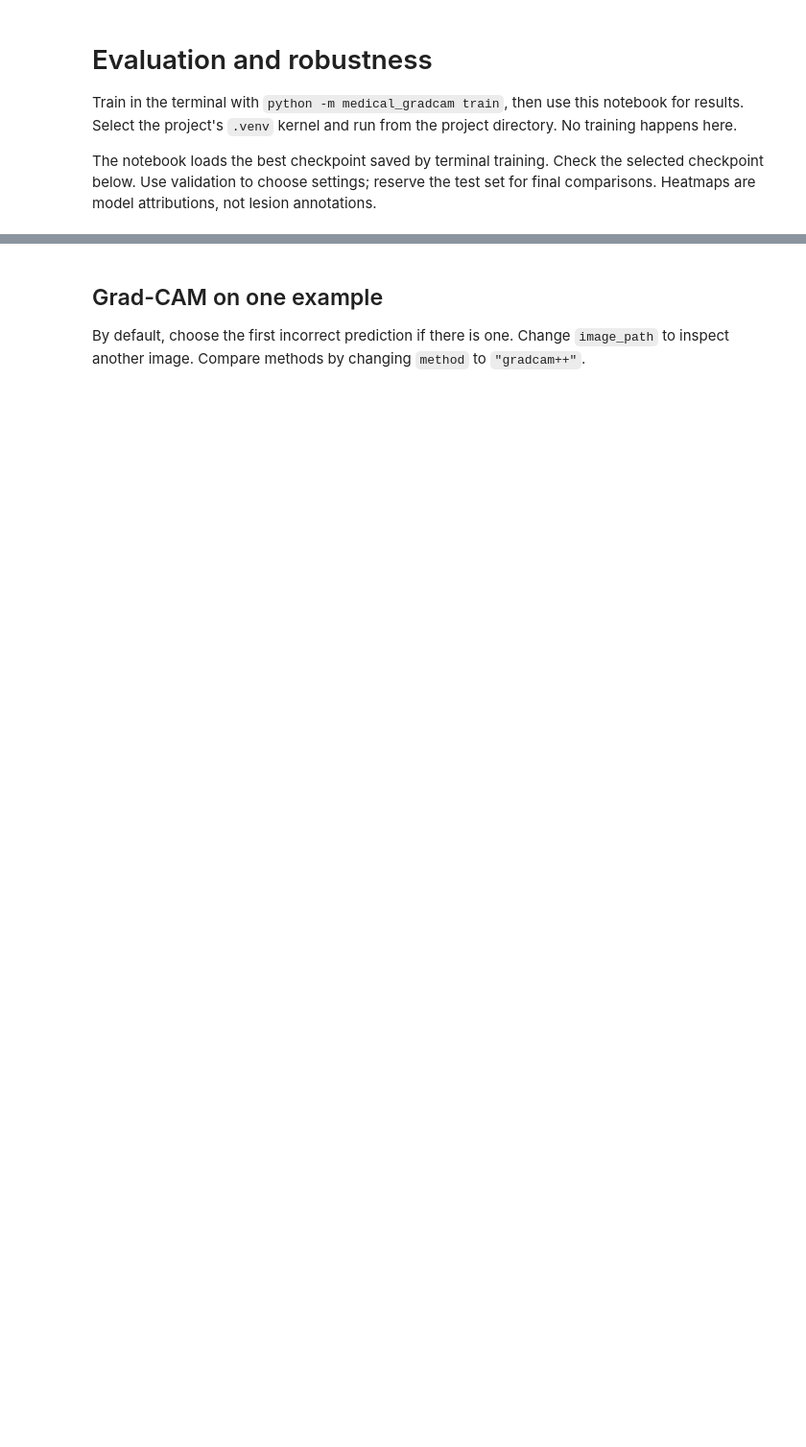
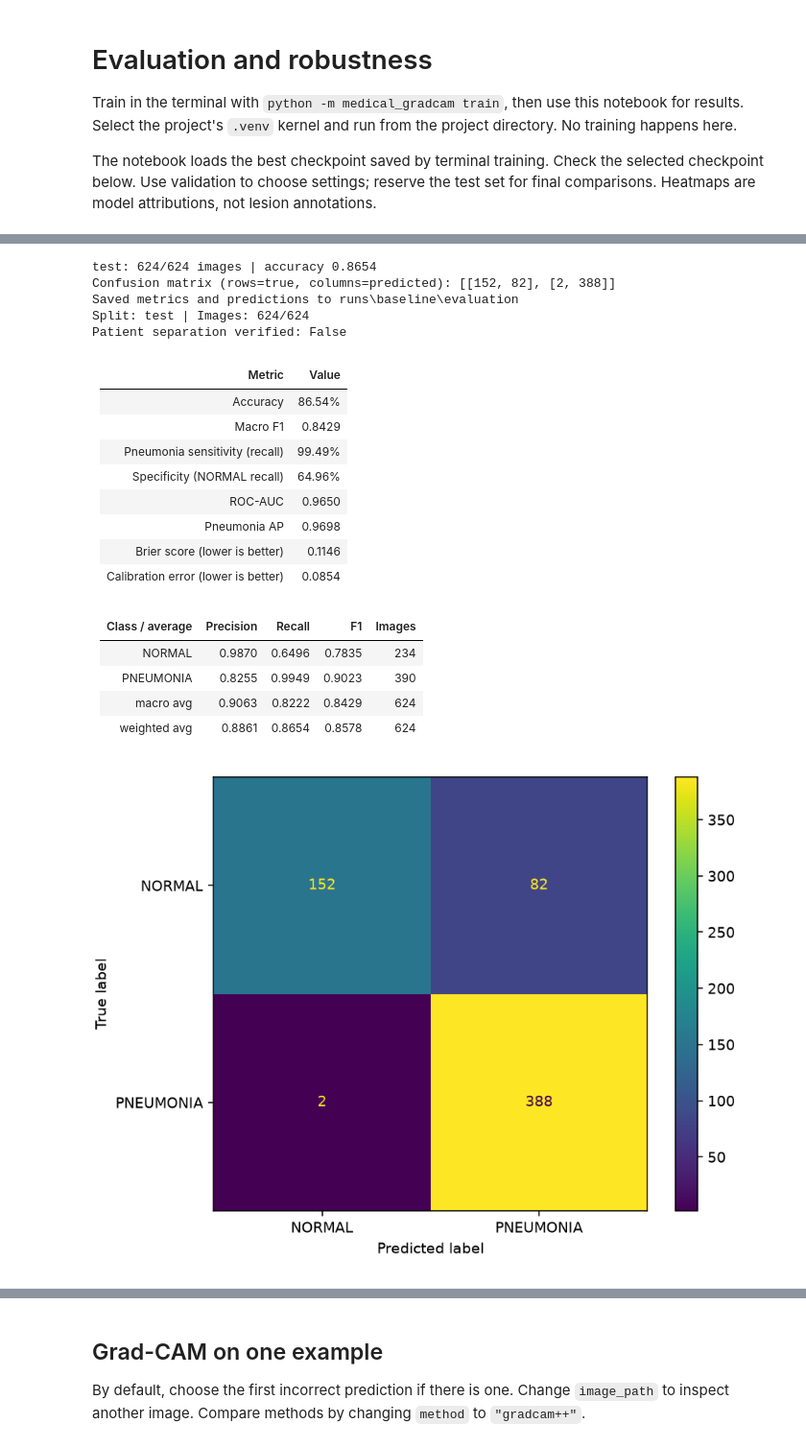
Before and after one commit to thinhngoeleting-max/AI-medical-image, a Jupyter notebook: Evaluation.ipynb, the cells around one changed output, grey strips where cells are left out. Shown at 96% size. Saved outputs shown, nothing was run; the diff lists cells and outputs as text; code cells hidden in the pictures; blank space fills up the shorter version.

```diff
--- a/Evaluation.ipynb
+++ b/Evaluation.ipynb
@@ -52,12 +72,54 @@ To evaluate validation instead, set `evaluation_split = "val"`.
 # %%
 evaluation_split = "test"
 metrics = evaluate(config, checkpoint, split=evaluation_split)
-print(f"Accuracy: {metrics['accuracy']:.2%}")
-print("ROC-AUC:", metrics["roc_auc"])
-print("Average precision:", metrics["average_precision"])
-print("Brier score:", metrics["brier_score"])
-print("Calibration error:", metrics["expected_calibration_error"])
+evaluation_dir = run_dir / ("evaluation" if evaluation_split == "test" else "validation")
+report = metrics["classification_report"]
+
+def score_text(value):
+    return "Unavailable (requires both classes)" if value is None else f"{value:.4f}"
+
+summary = [
+    ("Accuracy", f"{metrics['accuracy']:.2%}"),
+    ("Macro F1", f"{report['macro avg']['f1-score']:.4f}"),
+    ("Pneumonia sensitivity (recall)", f"{report['PNEUMONIA']['recall']:.2%}"),
+    ("Specificity (NORMAL recall)", f"{report['NORMAL']['recall']:.2%}"),
+    ("ROC-AUC", score_text(metrics["roc_auc"])),
+    ("Pneumonia AP", score_text(metrics["average_precision"])),
+    ("Brier score (lower is better)", f"{metrics['brier_score']:.4f}"),
+    ("Calibration error (lower is better)", f"{metrics['expected_calibration_error']:.4f}"),
+]
+print(f"Split: {metrics['split']} | Images: {metrics['sample_count']}/{metrics['total_available']}")
 print("Patient separation verified:", metrics["patient_separation_verified"])
-pprint(metrics["classification_report"])
-evaluation_dir = run_dir / ("evaluation" if evaluation_split == "test" else "validation")
+rows = ["| Metric | Value |", "|---|---:|"]
+rows.extend(f"| {name} | {value} |" for name, value in summary)
+display(Markdown("\n".join(rows)))
+rows = ["| Class / average | Precision | Recall | F1 | Images |", "|---|---:|---:|---:|---:|"]
+for name in metrics["classes"] + ["macro avg", "weighted avg"]:
+    values = report[name]
+    rows.append(f"| {name} | {values['precision']:.4f} | {values['recall']:.4f} | "
+                f"{values['f1-score']:.4f} | {int(values['support'])} |")
+display(Markdown("\n".join(rows)))
 display(DisplayImage(filename=str(evaluation_dir / "confusion_matrix.png")))
+# %% [output]
+test: 624/624 images | accuracy 0.8654
+Confusion matrix (rows=true, columns=predicted): [[152, 82], [2, 388]]
+Saved metrics and predictions to runs\baseline\evaluation
+Split: test | Images: 624/624
+Patient separation verified: False
+| Metric | Value |
+|---|---:|
+| Accuracy | 86.54% |
+| Macro F1 | 0.8429 |
+| Pneumonia sensitivity (recall) | 99.49% |
+| Specificity (NORMAL recall) | 64.96% |
+| ROC-AUC | 0.9650 |
+| Pneumonia AP | 0.9698 |
+| Brier score (lower is better) | 0.1146 |
+| Calibration error (lower is better) | 0.0854 |
+| Class / average | Precision | Recall | F1 | Images |
+|---|---:|---:|---:|---:|
+| NORMAL | 0.9870 | 0.6496 | 0.7835 | 234 |
+| PNEUMONIA | 0.8255 | 0.9949 | 0.9023 | 390 |
+| macro avg | 0.9063 | 0.8222 | 0.8429 | 624 |
+| weighted avg | 0.8861 | 0.8654 | 0.8578 | 624 |
+[figure, added]
```
Also changed, not shown: parts of 9 cells of this notebook, 3 other files.
